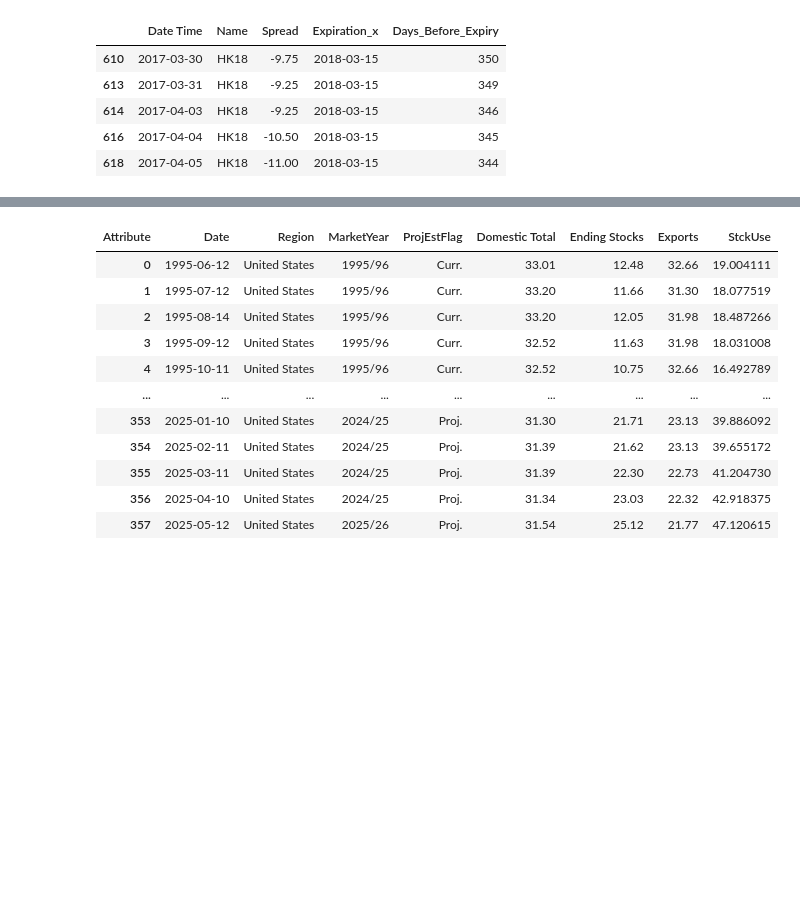
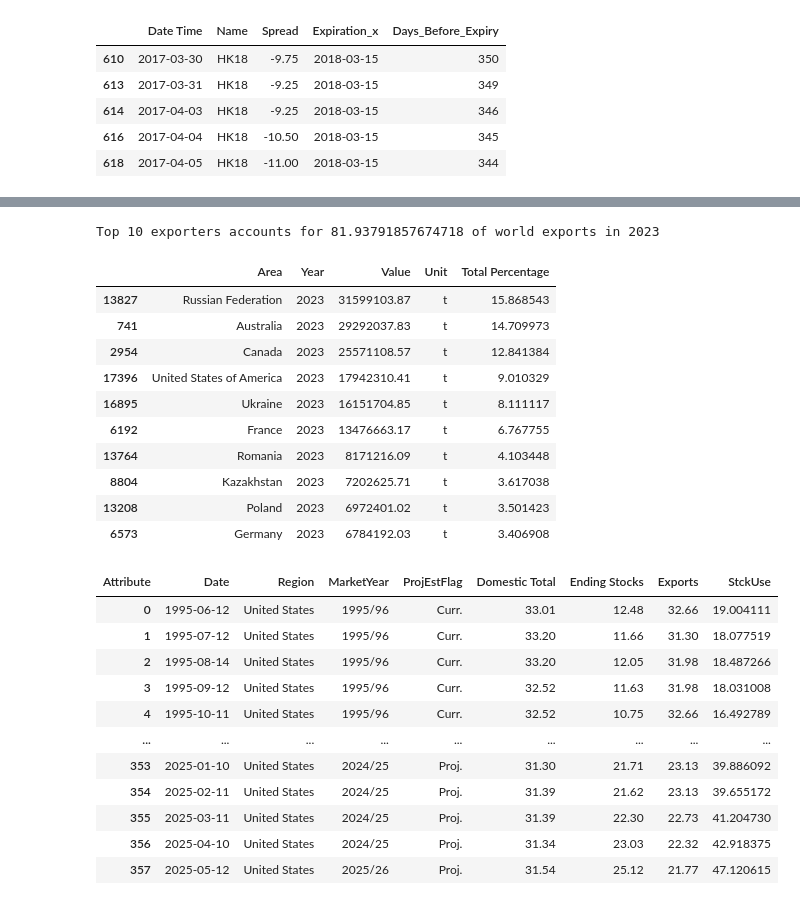
Before and after one commit to aleexv6/WheatPriceModel, a Jupyter notebook: spread/study.ipynb, the cells around one changed output, grey strips where cells are left out. Saved outputs shown, nothing was run; the diff lists cells and outputs as text; code cells hidden in the pictures; blank space fills up the shorter version.

```diff
--- a/spread/study.ipynb
+++ b/spread/study.ipynb
@@ -215,3 +215,22 @@ plt.show()
+# %%
+imp_exp = pd.read_csv("dataset/FAOSTAT_data_en_5-26-2025.csv")
+top10_export = imp_exp[(imp_exp["Year"] == 2023) & (imp_exp["Element"] == "Export quantity")].nlargest(10, 'Value')[["Area", "Year", "Value", "Unit"]]
+top10_export["Total Percentage"] = top10_export["Value"] / imp_exp[(imp_exp["Year"] == 2023) & (imp_exp["Element"] == "Export quantity")]["Value"].sum() * 100
+print(f"Top 10 exporters accounts for {top10_export['Total Percentage'].sum()} of world exports in 2023")
+top10_export
+# %% [output]
+Top 10 exporters accounts for 81.93791857674718 of world exports in 2023
+|  | Area | Year | Value | Unit | Total Percentage |
+| 13827 | Russian Federation | 2023 | 31599103.87 | t | 15.868543 |
+| 741 | Australia | 2023 | 29292037.83 | t | 14.709973 |
+| 2954 | Canada | 2023 | 25571108.57 | t | 12.841384 |
+| 17396 | United States of America | 2023 | 17942310.41 | t | 9.010329 |
+| 16895 | Ukraine | 2023 | 16151704.85 | t | 8.111117 |
+| 6192 | France | 2023 | 13476663.17 | t | 6.767755 |
+| 13764 | Romania | 2023 | 8171216.09 | t | 4.103448 |
+| 8804 | Kazakhstan | 2023 | 7202625.71 | t | 3.617038 |
+| 13208 | Poland | 2023 | 6972401.02 | t | 3.501423 |
+| 6573 | Germany | 2023 | 6784192.03 | t | 3.406908 |
 # %%
 us_wheat_stckuse
 # %% [output]
```
Also changed, not shown: parts of 2 cells of this notebook, 3 other files.
